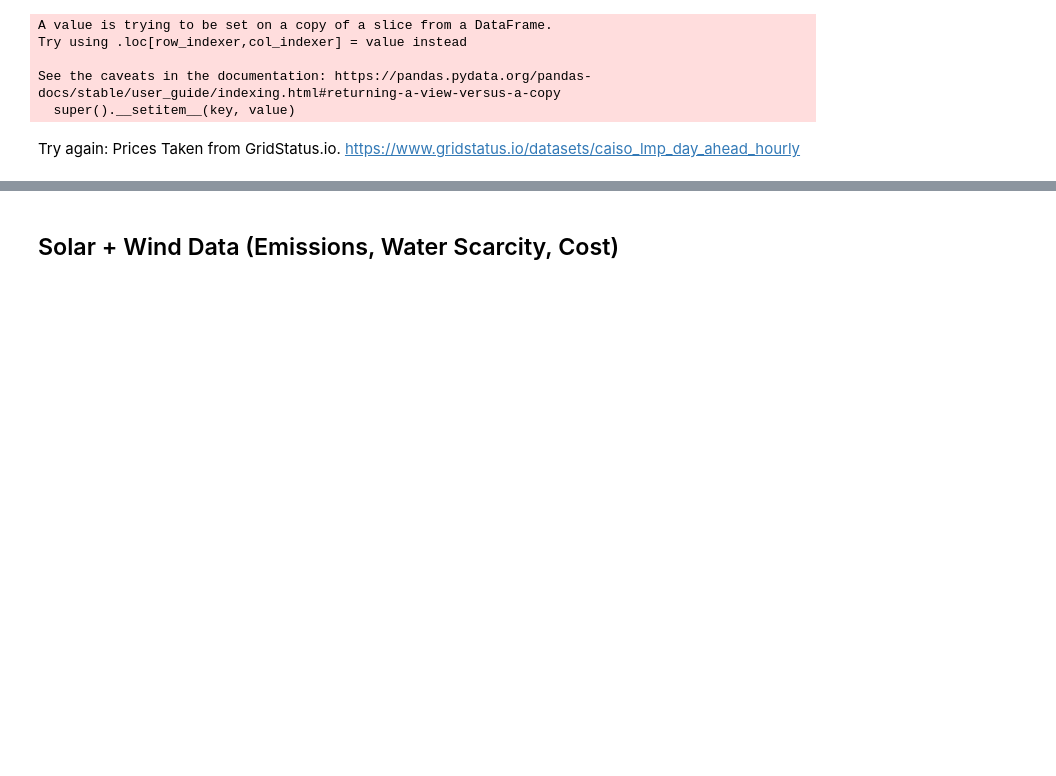
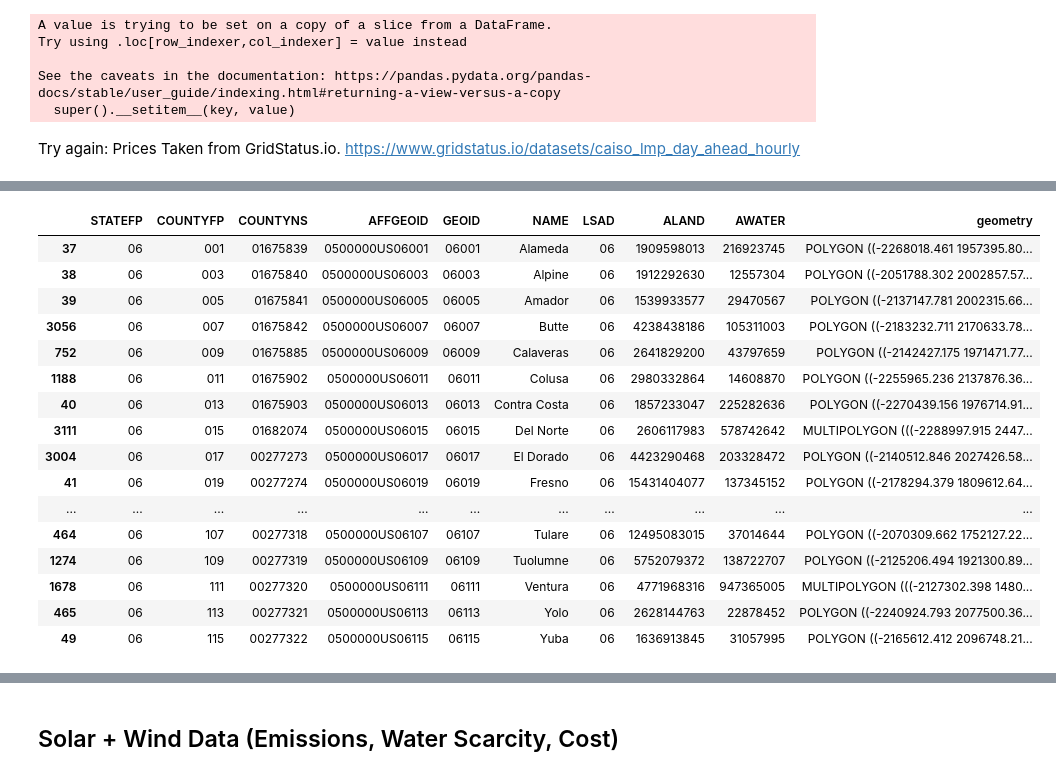
Before and after one commit to disha-22/DCSitingOptimization, a Jupyter notebook: download_data.ipynb, the cells around one changed output, grey strips where cells are left out. Cells and saved outputs as stored; diff of their text form; code cells hidden in the pictures; blank space fills up the shorter version.

```diff
--- a/download_data.ipynb
+++ b/download_data.ipynb
@@ -251,0 +229,20 @@ df
+# %%
+ca_counties.sort_values(by="NAME")
+# %% [output]
+|  | STATEFP | COUNTYFP | COUNTYNS | AFFGEOID | GEOID | NAME | LSAD | ALAND | AWATER | geometry |
+| 37 | 06 | 001 | 01675839 | 0500000US06001 | 06001 | Alameda | 06 | 1909598013 | 216923745 | POLYGON ((-2268018.461 1957395.80... |
+| 38 | 06 | 003 | 01675840 | 0500000US06003 | 06003 | Alpine | 06 | 1912292630 | 12557304 | POLYGON ((-2051788.302 2002857.57... |
+| 39 | 06 | 005 | 01675841 | 0500000US06005 | 06005 | Amador | 06 | 1539933577 | 29470567 | POLYGON ((-2137147.781 2002315.66... |
+| 3056 | 06 | 007 | 01675842 | 0500000US06007 | 06007 | Butte | 06 | 4238438186 | 105311003 | POLYGON ((-2183232.711 2170633.78... |
+| 752 | 06 | 009 | 01675885 | 0500000US06009 | 06009 | Calaveras | 06 | 2641829200 | 43797659 | POLYGON ((-2142427.175 1971471.77... |
+| 1188 | 06 | 011 | 01675902 | 0500000US06011 | 06011 | Colusa | 06 | 2980332864 | 14608870 | POLYGON ((-2255965.236 2137876.36... |
+| 40 | 06 | 013 | 01675903 | 0500000US06013 | 06013 | Contra Costa | 06 | 1857233047 | 225282636 | POLYGON ((-2270439.156 1976714.91... |
+| 3111 | 06 | 015 | 01682074 | 0500000US06015 | 06015 | Del Norte | 06 | 2606117983 | 578742642 | MULTIPOLYGON (((-2288997.915 2447... |
+| 3004 | 06 | 017 | 00277273 | 0500000US06017 | 06017 | El Dorado | 06 | 4423290468 | 203328472 | POLYGON ((-2140512.846 2027426.58... |
+| 41 | 06 | 019 | 00277274 | 0500000US06019 | 06019 | Fresno | 06 | 15431404077 | 137345152 | POLYGON ((-2178294.379 1809612.64... |
+| ... | ... | ... | ... | ... | ... | ... | ... | ... | ... | ... |
+| 464 | 06 | 107 | 00277318 | 0500000US06107 | 06107 | Tulare | 06 | 12495083015 | 37014644 | POLYGON ((-2070309.662 1752127.22... |
+| 1274 | 06 | 109 | 00277319 | 0500000US06109 | 06109 | Tuolumne | 06 | 5752079372 | 138722707 | POLYGON ((-2125206.494 1921300.89... |
+| 1678 | 06 | 111 | 00277320 | 0500000US06111 | 06111 | Ventura | 06 | 4771968316 | 947365005 | MULTIPOLYGON (((-2127302.398 1480... |
+| 465 | 06 | 113 | 00277321 | 0500000US06113 | 06113 | Yolo | 06 | 2628144763 | 22878452 | POLYGON ((-2240924.793 2077500.36... |
+| 49 | 06 | 115 | 00277322 | 0500000US06115 | 06115 | Yuba | 06 | 1636913845 | 31057995 | POLYGON ((-2165612.412 2096748.21... |
```
Also changed, not shown: parts of 5 cells of this notebook.
